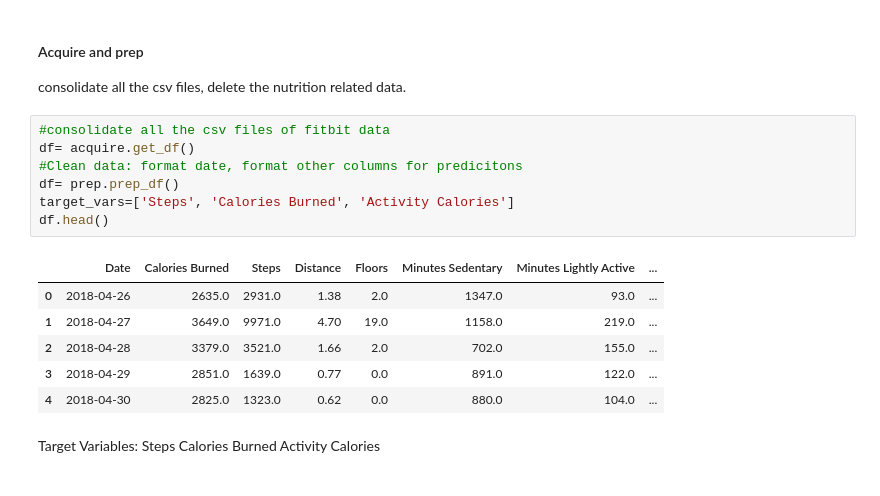
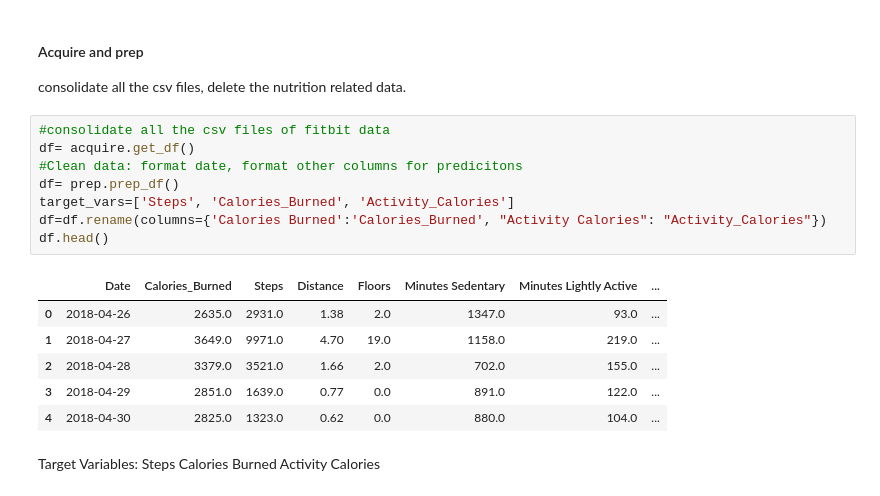
Before and after one commit to Bayes19/Project-Fitbit, a Jupyter notebook: Final .ipynb, the cells around one changed output. Drawn from its saved outputs; the diff is of its cells as text.

```diff
--- a/Final .ipynb
+++ b/Final .ipynb
@@ -70,12 +41,13 @@ consolidate all the csv files, delete the nutrition related data.
 # %%
 #consolidate all the csv files of fitbit data
 df= acquire.get_df()
 #Clean data: format date, format other columns for predicitons
 df= prep.prep_df()
-target_vars=['Steps', 'Calories Burned', 'Activity Calories']
+target_vars=['Steps', 'Calories_Burned', 'Activity_Calories']
+df=df.rename(columns={'Calories Burned':'Calories_Burned', "Activity Calories": "Activity_Calories"})
 df.head()
 # %% [output]
-|  | Date | Calories Burned | Steps | Distance | Floors | Minutes Sedentary | Minutes Lightly Active | ... |
+|  | Date | Calories_Burned | Steps | Distance | Floors | Minutes Sedentary | Minutes Lightly Active | ... |
 | 0 | 2018-04-26 | 2635.0 | 2931.0 | 1.38 | 2.0 | 1347.0 | 93.0 | ... |
 | 1 | 2018-04-27 | 3649.0 | 9971.0 | 4.70 | 19.0 | 1158.0 | 219.0 | ... |
 | 2 | 2018-04-28 | 3379.0 | 3521.0 | 1.66 | 2.0 | 702.0 | 155.0 | ... |
```
Also changed, not shown: parts of 11 cells of this notebook, 1 other file.
